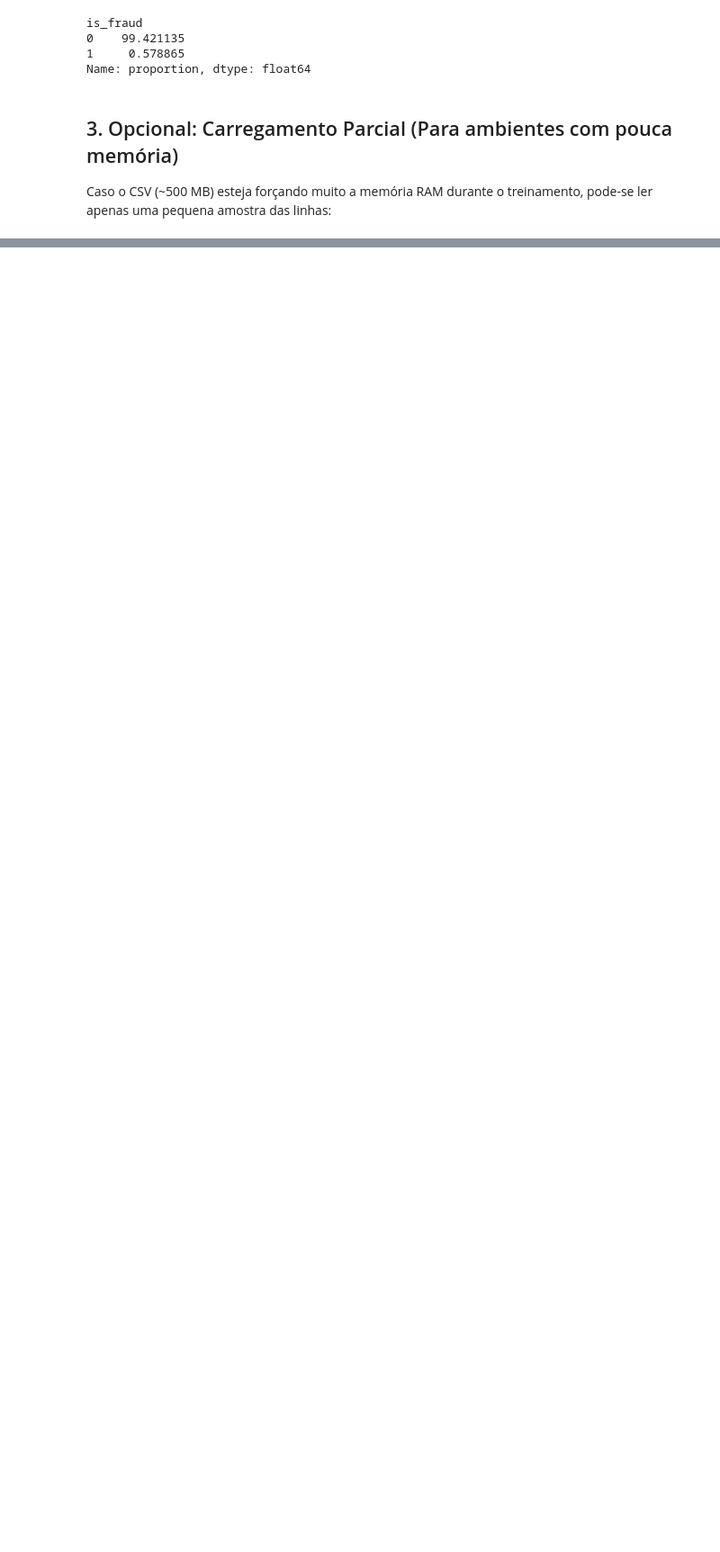
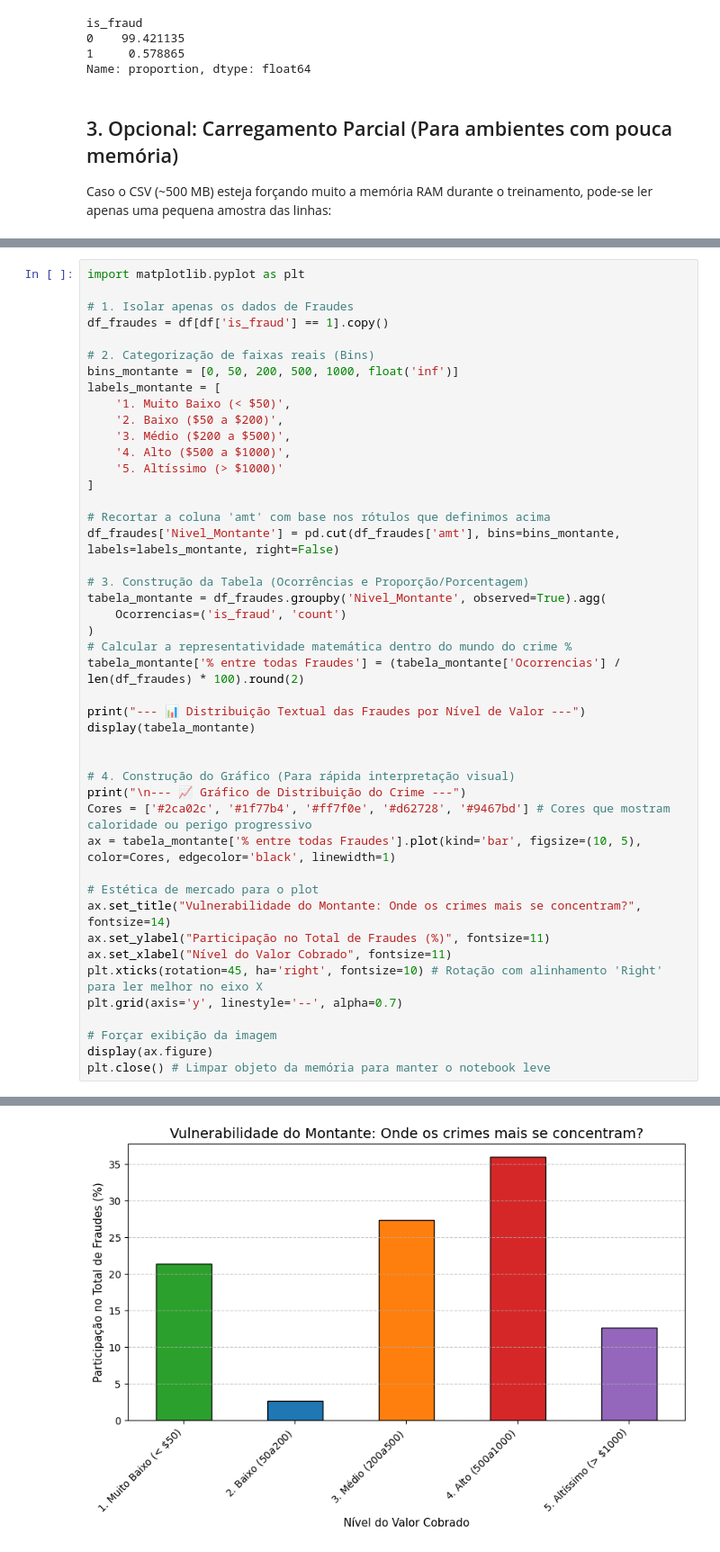
Before and after one commit to Nilson-N-Nascimento/Credit_Card_Analysis, a Jupyter notebook: sparkov_fraud_detection.ipynb, the cells around one changed output, grey strips where cells are left out. Shown at 90% size. Saved outputs shown, nothing was run; the diff lists cells and outputs as text; blank space fills up the shorter version.

```diff
--- a/sparkov_fraud_detection.ipynb
+++ b/sparkov_fraud_detection.ipynb
@@ -113,0 +565,46 @@ print(f"Linhas carregadas na amostra: {len(df_sample)}")
+# %%
+import matplotlib.pyplot as plt
+
+# 1. Isolar apenas os dados de Fraudes
+df_fraudes = df[df['is_fraud'] == 1].copy()
+
+# 2. Categorização de faixas reais (Bins)
+bins_montante = [0, 50, 200, 500, 1000, float('inf')]
+labels_montante = [
+    '1. Muito Baixo (< $50)',
+    '2. Baixo ($50 a $200)',
+    '3. Médio ($200 a $500)',
+    '4. Alto ($500 a $1000)',
+    '5. Altíssimo (> $1000)'
+]
+
+# Recortar a coluna 'amt' com base nos rótulos que definimos acima
+df_fraudes['Nivel_Montante'] = pd.cut(df_fraudes['amt'], bins=bins_montante, labels=labels_montante, right=False)
+
+# 3. Construção da Tabela (Ocorrências e Proporção/Porcentagem)
+tabela_montante = df_fraudes.groupby('Nivel_Montante', observed=True).agg(
+    Ocorrencias=('is_fraud', 'count')
+)
+# Calcular a representatividade matemática dentro do mundo do crime %
+tabela_montante['% entre todas Fraudes'] = (tabela_montante['Ocorrencias'] / len(df_fraudes) * 100).round(2)
+
+print("--- 📊 Distribuição Textual das Fraudes por Nível de Valor ---")
+display(tabela_montante)
+
+
+# 4. Construção do Gráfico (Para rápida interpretação visual)
+print("\n--- 📈 Gráfico de Distribuição do Crime ---")
+Cores = ['#2ca02c', '#1f77b4', '#ff7f0e', '#d62728', '#9467bd'] # Cores que mostram caloridade ou perigo progressivo
+ax = tabela_montante['% entre todas Fraudes'].plot(kind='bar', figsize=(10, 5), color=Cores, edgecolor='black', linewidth=1)
+
+# Estética de mercado para o plot
+ax.set_title("Vulnerabilidade do Montante: Onde os crimes mais se concentram?", fontsize=14)
+ax.set_ylabel("Participação no Total de Fraudes (%)", fontsize=11)
+ax.set_xlabel("Nível do Valor Cobrado", fontsize=11)
+plt.xticks(rotation=45, ha='right', fontsize=10) # Rotação com alinhamento 'Right' para ler melhor no eixo X
+plt.grid(axis='y', linestyle='--', alpha=0.7)
+
+# Forçar exibição da imagem
+display(ax.figure)
+plt.close() # Limpar objeto da memória para manter o notebook leve
+# %% [output]
@@ -113,0 +620 @@ print(f"Linhas carregadas na amostra: {len(df_sample)}")
+[figure, added]
```
Also changed, not shown: parts of 19 cells of this notebook.
